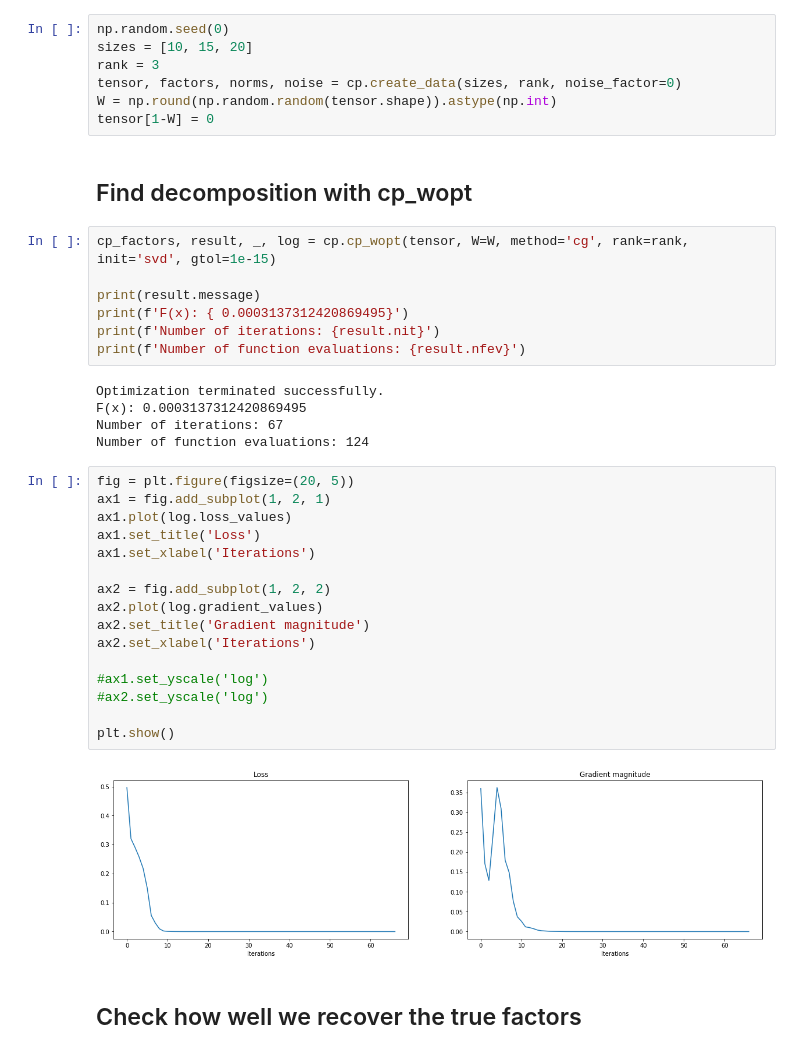
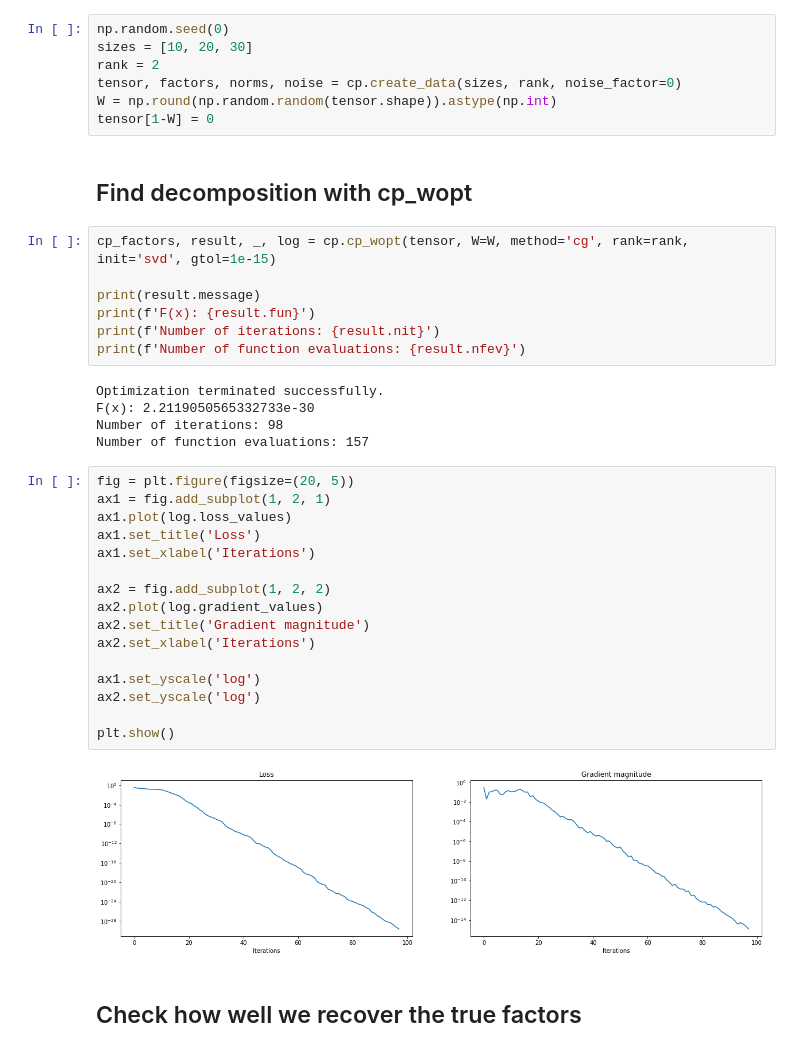
Before and after one commit to MarieRoald/TensorKit, a Jupyter notebook: cp_wopt demo 2.ipynb, the cells around one changed output. Saved outputs shown, nothing was run; the diff lists cells and outputs as text.

```diff
--- a/cp_wopt demo 2.ipynb
+++ b/cp_wopt demo 2.ipynb
@@ -11,8 +11,8 @@ import base
 ## Generate random data
 # %%
 np.random.seed(0)
-sizes = [10, 15, 20]
-rank = 3
+sizes = [10, 20, 30]
+rank = 2
 tensor, factors, norms, noise = cp.create_data(sizes, rank, noise_factor=0)
 W = np.round(np.random.random(tensor.shape)).astype(np.int)
 tensor[1-W] = 0
@@ -22,32 +22,32 @@ tensor[1-W] = 0
 cp_factors, result, _, log = cp.cp_wopt(tensor, W=W, method='cg', rank=rank, init='svd', gtol=1e-15)
 
 print(result.message)
-print(f'F(x): { 0.0003137312420869495}')
+print(f'F(x): {result.fun}')
 print(f'Number of iterations: {result.nit}')
 print(f'Number of function evaluations: {result.nfev}')
 # %% [output]
 Optimization terminated successfully.
-F(x): 0.0003137312420869495
-Number of iterations: 67
-Number of function evaluations: 124
+F(x): 2.2119050565332733e-30
+Number of iterations: 98
+Number of function evaluations: 157
 # %%
 fig = plt.figure(figsize=(20, 5))
 ax1 = fig.add_subplot(1, 2, 1)
 ax1.plot(log.loss_values)
 ax1.set_title('Loss')
 ax1.set_xlabel('Iterations')
 
 ax2 = fig.add_subplot(1, 2, 2)
 ax2.plot(log.gradient_values)
 ax2.set_title('Gradient magnitude')
 ax2.set_xlabel('Iterations')
 
-#ax1.set_yscale('log')
-#ax2.set_yscale('log')
+ax1.set_yscale('log')
+ax2.set_yscale('log')
 
 plt.show()
 # %% [output]
-[figure, old version]
+[figure, new version]
 # %% [markdown]
 ## Check how well we recover the true factors
 # %%
```
Also changed, not shown: parts of 4 cells of this notebook, 3 other files.
